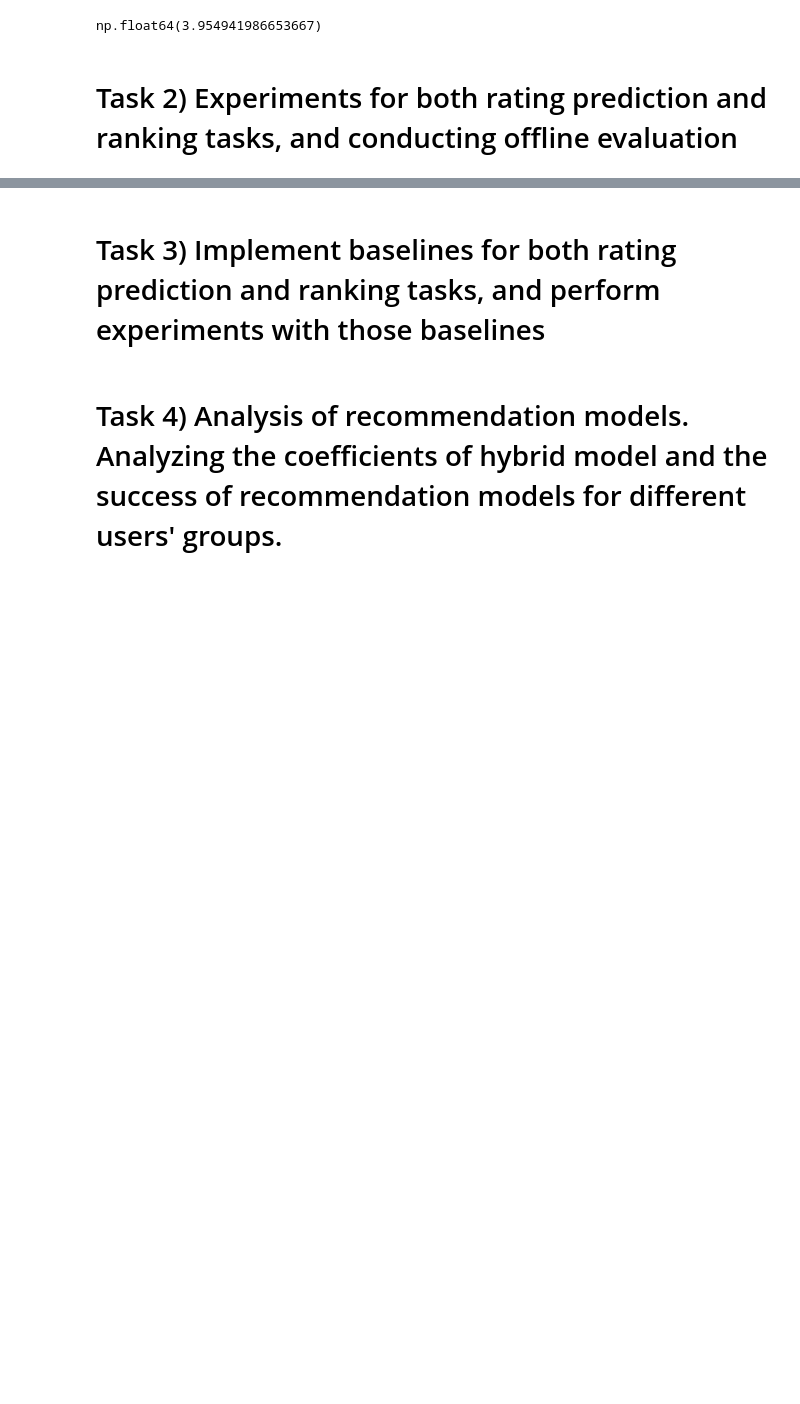
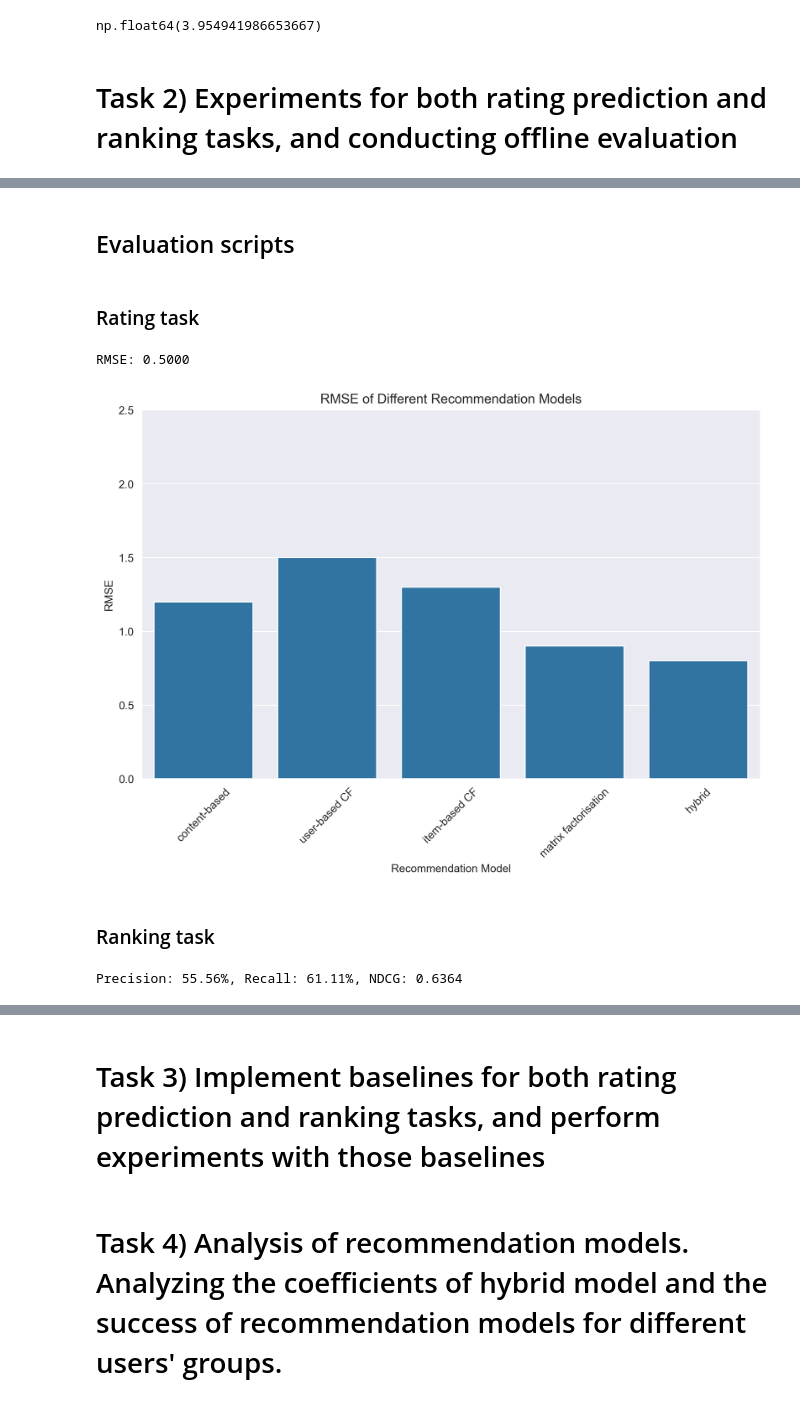
Before and after one commit to vdakov/recommender-systems, a Jupyter notebook: Project-RecSys.ipynb, the cells around one changed output, grey strips where cells are left out. Saved outputs shown, nothing was run; the diff lists cells and outputs as text; code cells hidden in the pictures; blank space fills up the shorter version.

Commit message:
Written T2 eval scripts + visualisation between models

```diff
--- a/Project-RecSys.ipynb
+++ b/Project-RecSys.ipynb
@@ -163,0 +166,11 @@ np.float64(3.954941986653667)
+# %% [markdown]
+## Evaluation scripts
+# %%
+import pandas as pd
+import numpy as np
+import matplotlib.pyplot as plt
+import seaborn as sns
+plt.rcParams['figure.dpi'] = 300
+plt.rcParams['savefig.dpi'] = 300
+# %% [markdown]
+### Rating task
@@ -163,0 +193,44 @@ np.float64(3.954941986653667)
+# %%
+# DEBUG - example
+
+gt = [4.0, 3.5, 5.0, 2.0]
+preds = [3.5, 3.0, 4.5, 2.5]
+
+rmse = evaluate_rating(gt, preds)
+print(f'RMSE: {rmse:.4f}')
+# %% [output]
+RMSE: 0.5000
+# %%
+# VISUALISATION
+
+results_rating = {
+    'content-based' : 1.2,
+    'user-based CF' : 1.5,
+    'item-based CF' : 1.3,
+    'matrix factorisation' : 0.9,
+    'hybrid' : 0.8,
+}
+
+def plot_rating_results(results: dict):
+    """
+    Plot RMSE results for different recommendation models. (This function was generated using Copilot, then debugged)
+
+    :param results: dictionary where keys are model names and values are RMSE scores
+    """
+    models = list(results.keys())
+    rmse_scores = list(results.values())
+
+    plt.figure(figsize=(10, 6))
+    sns.barplot(x=models, y=rmse_scores)
+    plt.title('RMSE of Different Recommendation Models')
+    plt.xlabel('Recommendation Model')
+    plt.ylabel('RMSE')
+    plt.ylim(0, max(rmse_scores) + 1)
+    plt.xticks(rotation=45)  # readability
+    plt.show()
+
+plot_rating_results(results_rating)
+# %% [output]
+[figure, added]
+# %% [markdown]
+### Ranking task
@@ -163,0 +281,10 @@ np.float64(3.954941986653667)
+# %%
+# DEBUG - example use
+
+ground_truth = [[1, 2, 3], [2, 3, 4], [1, 4]]
+rec_list = [[2, 3, 5], [1, 2, 3], [4, 5, 6]]
+
+precision, recall, ndcg_mean = evaluate_ranking(ground_truth, rec_list, k=3)
+print(f'Precision: {precision:.2f}%, Recall: {recall:.2f}%, NDCG: {ndcg_mean:.4f}')
+# %% [output]
+Precision: 55.56%, Recall: 61.11%, NDCG: 0.6364
```
Also changed, not shown: parts of 13 cells of this notebook.
